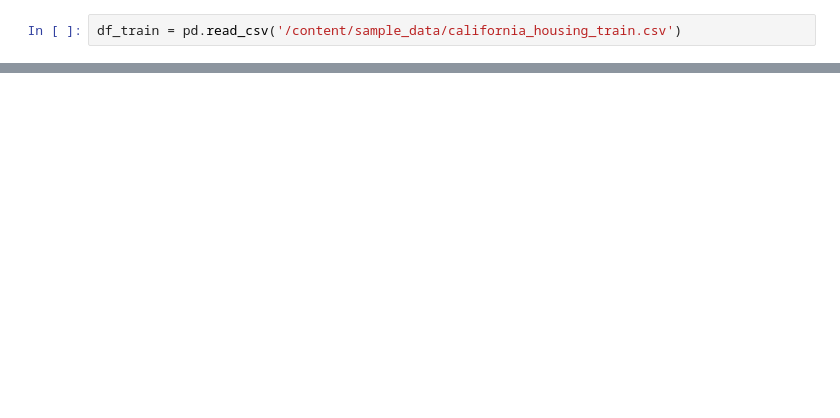
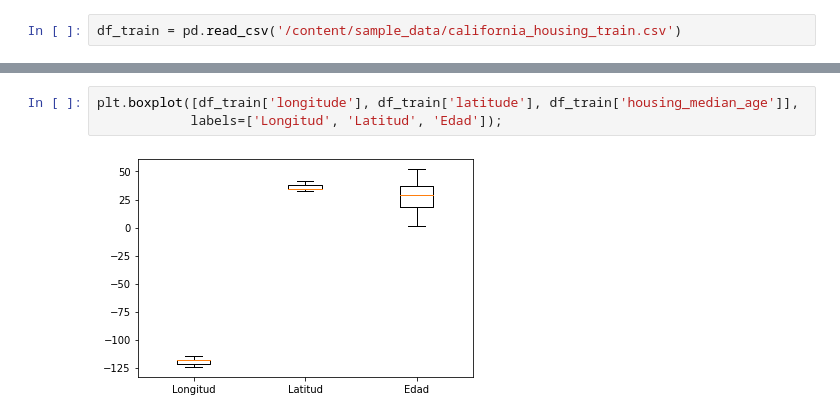
Before and after one commit to ramajoballester/mil_deeplearning, a Jupyter notebook: 1_introduccion.ipynb, the cells around one changed output, grey strips where cells are left out. Drawn from its saved outputs; the diff is of its cells as text; blank space fills up the shorter version.

```diff
--- a/1_introduccion.ipynb
+++ b/1_introduccion.ipynb
@@ -345,0 +747,5 @@ df_train = pd.read_csv('/content/sample_data/california_housing_train.csv')
+# %%
+plt.boxplot([df_train['longitude'], df_train['latitude'], df_train['housing_median_age']],
+            labels=['Longitud', 'Latitud', 'Edad']);
+# %% [output]
+[figure, added]
```
Also changed, not shown: parts of 59 cells of this notebook.
